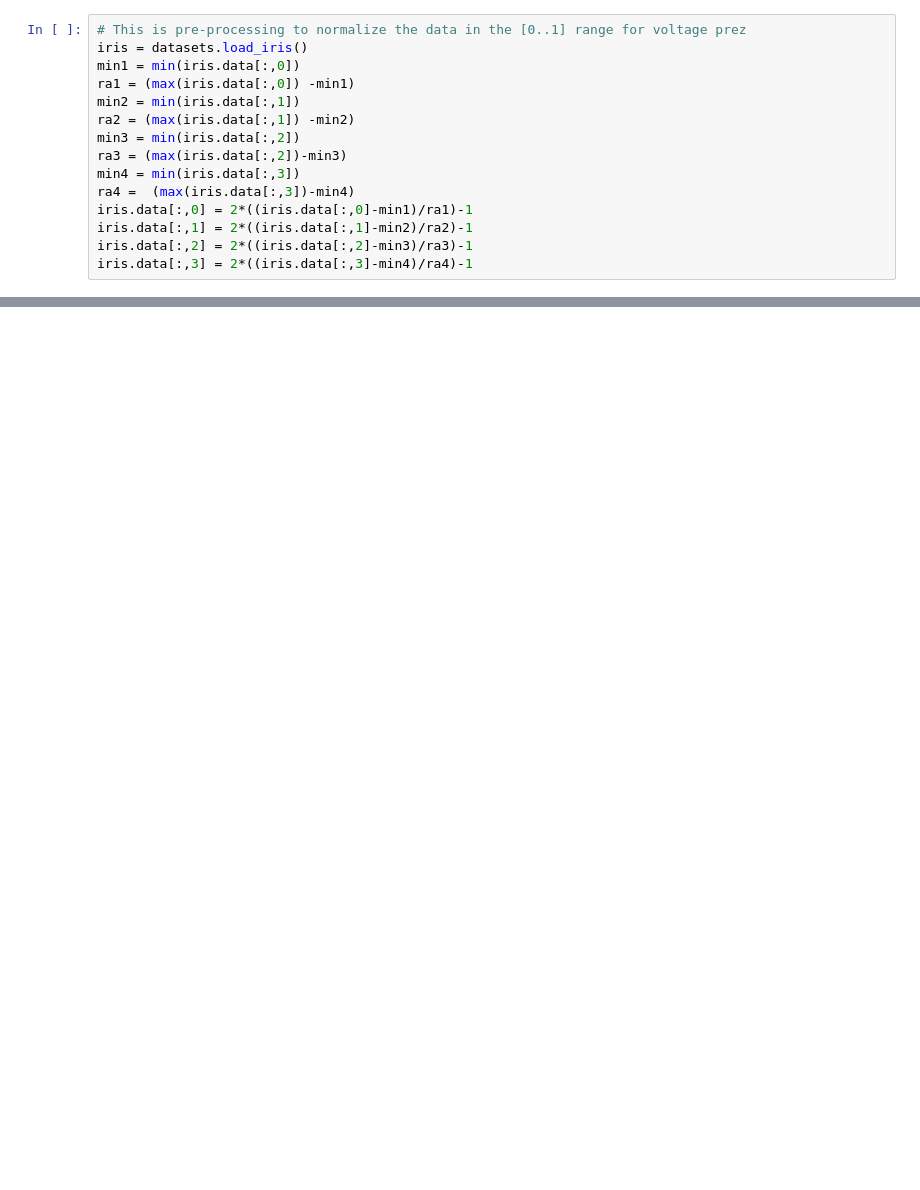
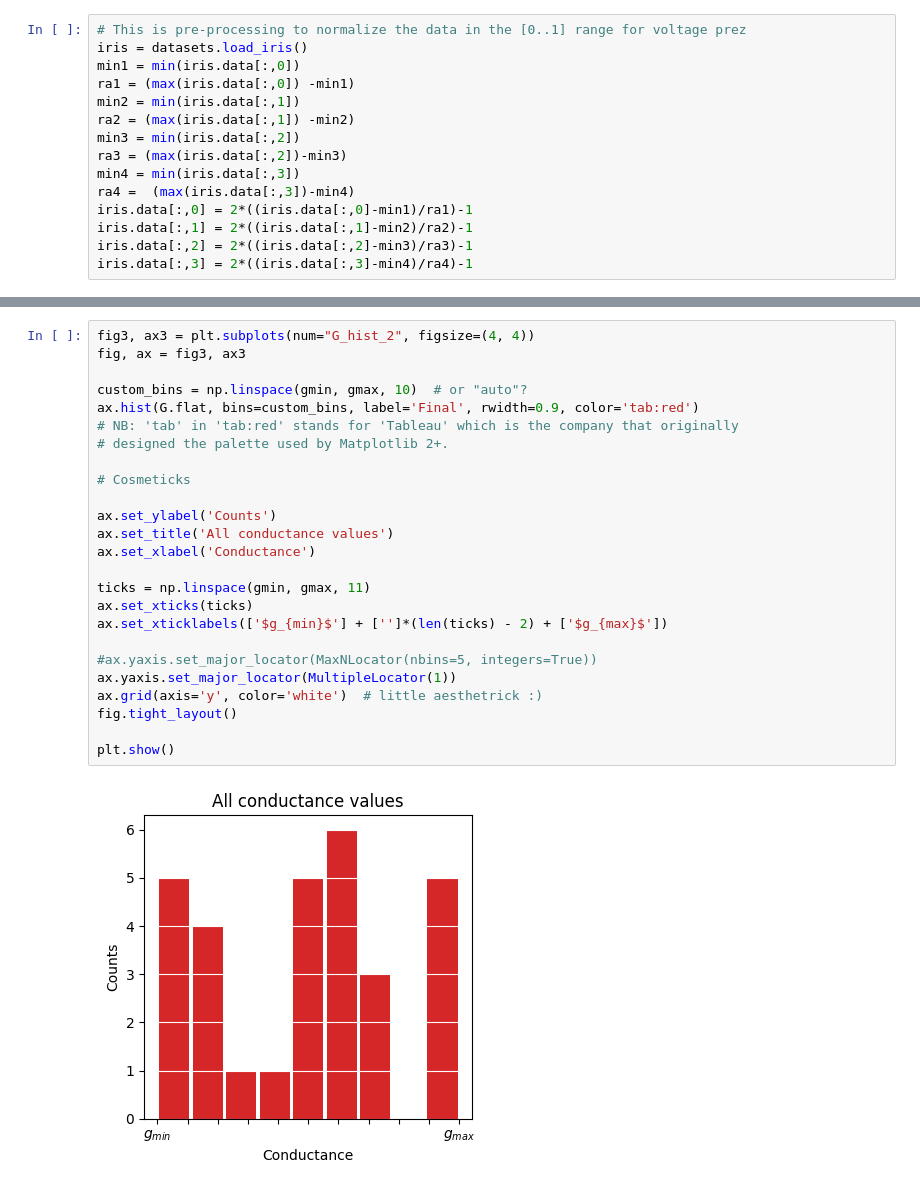
Before and after one commit to cbennett/Iris-Mem, a Jupyter notebook: Iris_1LayerClassification_Device.ipynb, the cells around one changed output, grey strips where cells are left out. Cells and saved outputs as stored; diff of their text form; blank space fills up the shorter version.

```diff
--- a/Iris_1LayerClassification_Device.ipynb
+++ b/Iris_1LayerClassification_Device.ipynb
@@ -146,0 +216,27 @@ plt.show()
+# %%
+fig3, ax3 = plt.subplots(num="G_hist_2", figsize=(4, 4))
+fig, ax = fig3, ax3
+
+custom_bins = np.linspace(gmin, gmax, 10)  # or "auto"?
+ax.hist(G.flat, bins=custom_bins, label='Final', rwidth=0.9, color='tab:red')
+# NB: 'tab' in 'tab:red' stands for 'Tableau' which is the company that originally
+# designed the palette used by Matplotlib 2+.
+
+# Cosmeticks
+
+ax.set_ylabel('Counts')
+ax.set_title('All conductance values')
+ax.set_xlabel('Conductance')
+
+ticks = np.linspace(gmin, gmax, 11)
+ax.set_xticks(ticks)
+ax.set_xticklabels(['$g_{min}$'] + ['']*(len(ticks) - 2) + ['$g_{max}$'])
+
+#ax.yaxis.set_major_locator(MaxNLocator(nbins=5, integers=True))
+ax.yaxis.set_major_locator(MultipleLocator(1))
+ax.grid(axis='y', color='white')  # little aesthetrick :)
+fig.tight_layout()
+
+plt.show()
+# %% [output]
+[figure, added]
```
Also changed, not shown: parts of 14 cells of this notebook.
